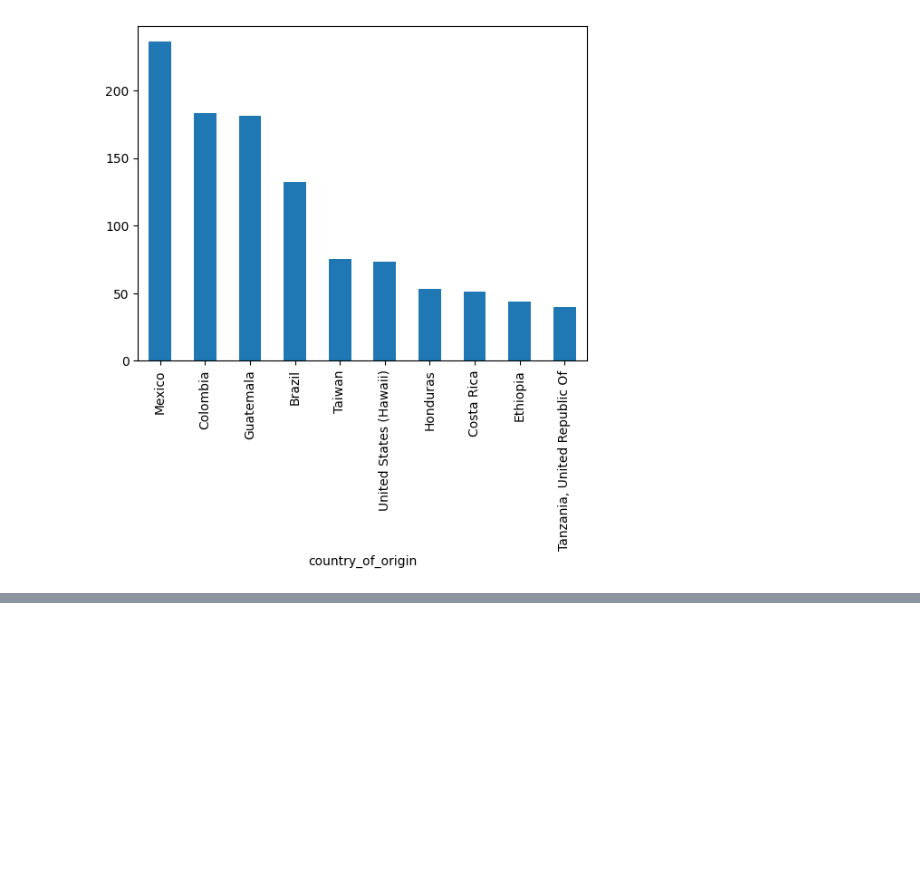
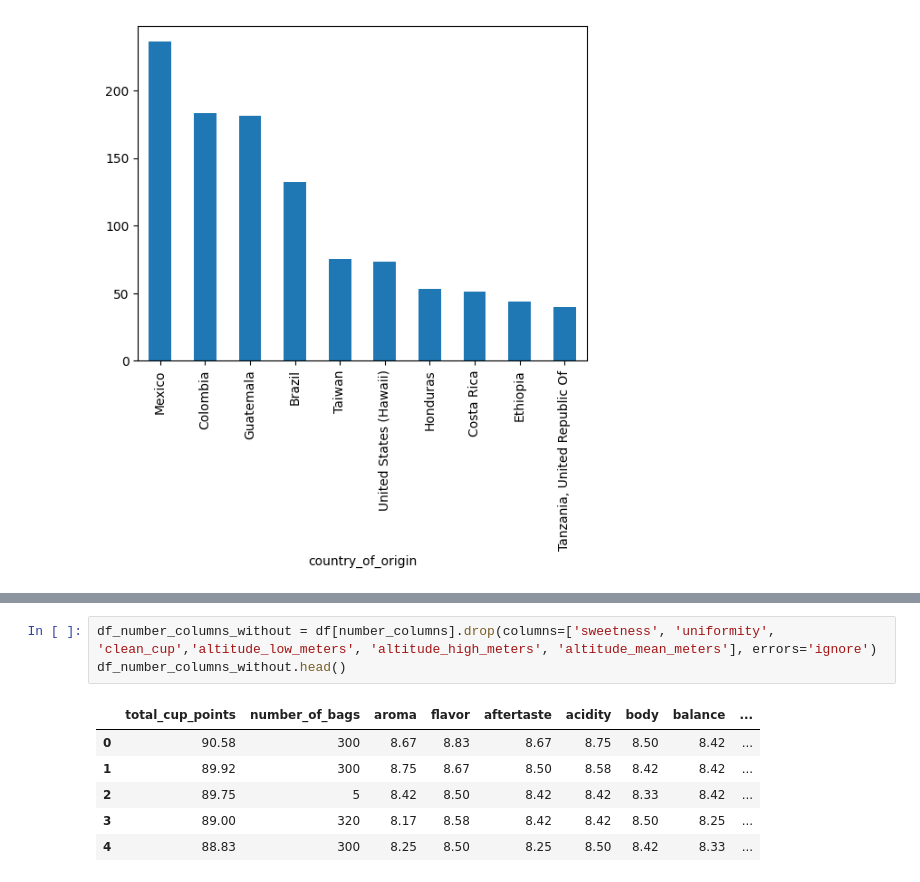
Before and after one commit to anastasiia3006/HW6, a Jupyter notebook: step_project1.ipynb, the cells around one changed output, grey strips where cells are left out. Drawn from its saved outputs; the diff is of its cells as text; blank space fills up the shorter version.

```diff
--- a/step_project1.ipynb
+++ b/step_project1.ipynb
@@ -140,0 +102,10 @@ else:
+# %%
+df_number_columns_without = df[number_columns].drop(columns=['sweetness', 'uniformity', 'clean_cup','altitude_low_meters', 'altitude_high_meters', 'altitude_mean_meters'], errors='ignore')
+df_number_columns_without.head()
+# %% [output]
+|  | total_cup_points | number_of_bags | aroma | flavor | aftertaste | acidity | body | balance | ... |
+| 0 | 90.58 | 300 | 8.67 | 8.83 | 8.67 | 8.75 | 8.50 | 8.42 | ... |
+| 1 | 89.92 | 300 | 8.75 | 8.67 | 8.50 | 8.58 | 8.42 | 8.42 | ... |
+| 2 | 89.75 | 5 | 8.42 | 8.50 | 8.42 | 8.42 | 8.33 | 8.42 | ... |
+| 3 | 89.00 | 320 | 8.17 | 8.58 | 8.42 | 8.42 | 8.50 | 8.25 | ... |
+| 4 | 88.83 | 300 | 8.25 | 8.50 | 8.25 | 8.50 | 8.42 | 8.33 | ... |
```
Also changed, not shown: parts of 19 cells of this notebook.
